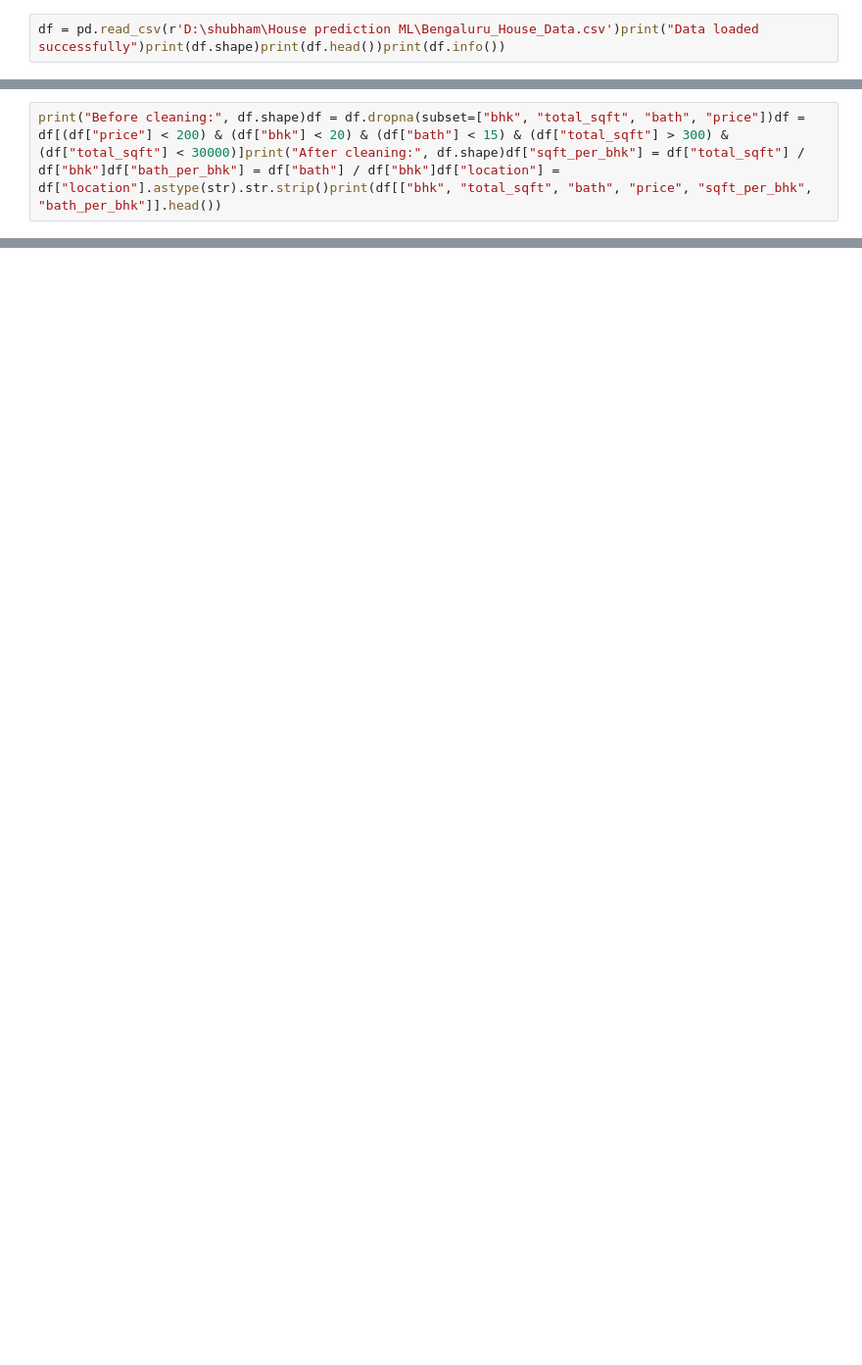
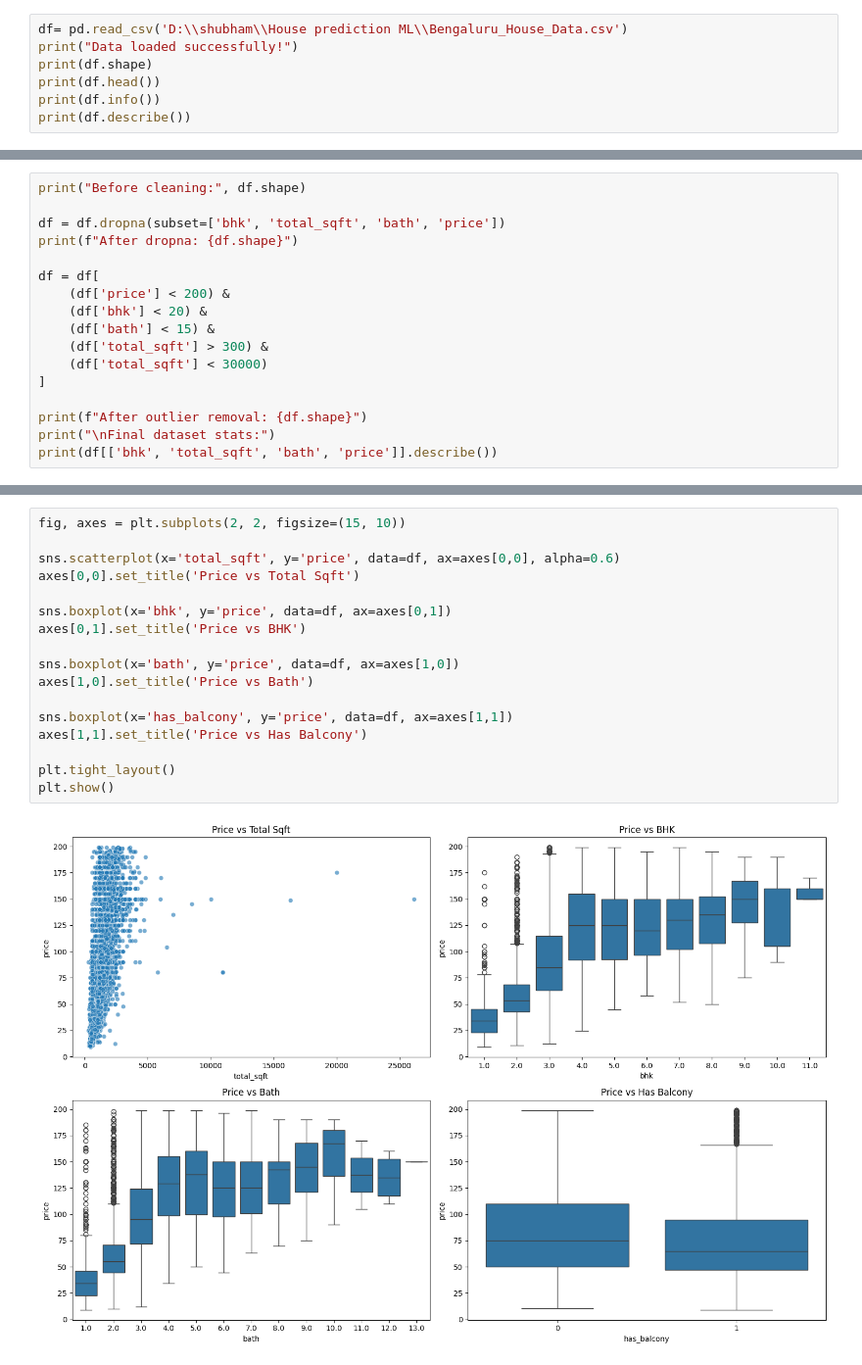
Before and after one commit to Shubhamgotad/House-prediction-ML, a Jupyter notebook: Notebook_fixed.ipynb, the cells around one changed output, grey strips where cells are left out. Shown at 98% size. Cells and saved outputs as stored; diff of their text form; blank space fills up the shorter version.

```diff
--- a/Notebook_fixed.ipynb
+++ b/Notebook_fixed.ipynb
@@ -3,2 +17,7 @@ import pandas as pdimport numpy as npimport matplotlib.pyplot as pltimport seabo
 # %%
-df = pd.read_csv(r'D:\shubham\House prediction ML\Bengaluru_House_Data.csv')print("Data loaded successfully")print(df.shape)print(df.head())print(df.info())
+df= pd.read_csv('D:\\shubham\\House prediction ML\\Bengaluru_House_Data.csv')
+print("Data loaded successfully!")
+print(df.shape)
+print(df.head())
+print(df.info())
+print(df.describe())
@@ -7,2 +112,17 @@ def extract_bhk(size):    if pd.isna(size):        return np.nan    size = str(s
 # %%
-print("Before cleaning:", df.shape)df = df.dropna(subset=["bhk", "total_sqft", "bath", "price"])df = df[(df["price"] < 200) & (df["bhk"] < 20) & (df["bath"] < 15) & (df["total_sqft"] > 300) & (df["total_sqft"] < 30000)]print("After cleaning:", df.shape)df["sqft_per_bhk"] = df["total_sqft"] / df["bhk"]df["bath_per_bhk"] = df["bath"] / df["bhk"]df["location"] = df["location"].astype(str).str.strip()print(df[["bhk", "total_sqft", "bath", "price", "sqft_per_bhk", "bath_per_bhk"]].head())
+print("Before cleaning:", df.shape)
+
+df = df.dropna(subset=['bhk', 'total_sqft', 'bath', 'price'])
+print(f"After dropna: {df.shape}")
+
+df = df[
+    (df['price'] < 200) &
+    (df['bhk'] < 20) &
+    (df['bath'] < 15) &
+    (df['total_sqft'] > 300) &
+    (df['total_sqft'] < 30000)
+]
+
+print(f"After outlier removal: {df.shape}")
+print("\nFinal dataset stats:")
+print(df[['bhk', 'total_sqft', 'bath', 'price']].describe())
@@ -10,0 +182,19 @@ top_locations = df["location"].value_counts().head(100).indexX = df[["location",
+# %%
+fig, axes = plt.subplots(2, 2, figsize=(15, 10))
+
+sns.scatterplot(x='total_sqft', y='price', data=df, ax=axes[0,0], alpha=0.6)
+axes[0,0].set_title('Price vs Total Sqft')
+
+sns.boxplot(x='bhk', y='price', data=df, ax=axes[0,1])
+axes[0,1].set_title('Price vs BHK')
+
+sns.boxplot(x='bath', y='price', data=df, ax=axes[1,0])
+axes[1,0].set_title('Price vs Bath')
+
+sns.boxplot(x='has_balcony', y='price', data=df, ax=axes[1,1])
+axes[1,1].set_title('Price vs Has Balcony')
+
+plt.tight_layout()
+plt.show()
+# %% [output]
+[figure, added]
```
Also changed, not shown: parts of 20 cells of this notebook, 5 other files.
